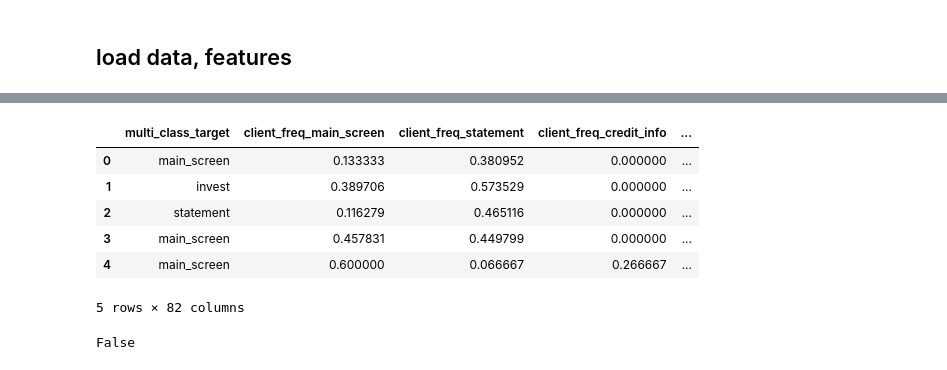
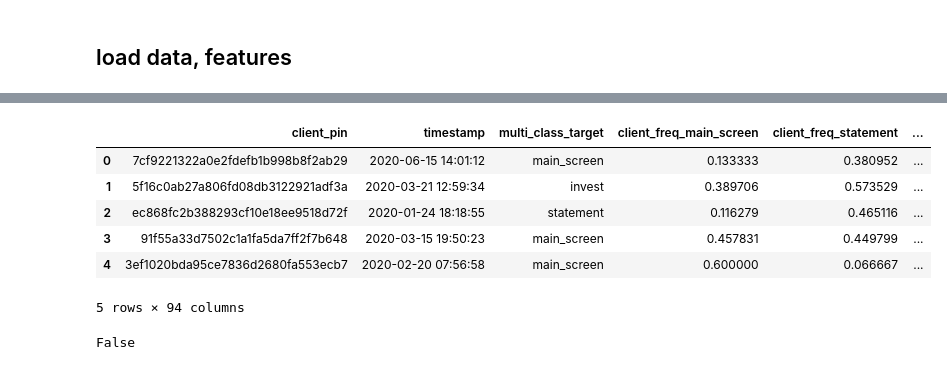
Before and after one commit to v010ch/AlfaBattle20_task1, a Jupyter notebook: step4_modeling_scoring.ipynb, the cells around one changed output, grey strips where cells are left out. Drawn from its saved outputs; the diff is of its cells as text; code cells hidden in the pictures.

Commit message:
no lb. new branch for using after deadline.
- added times spend after tagret used last time
- added check if for user predict target which he never use
- in that case target changed on last target

```diff
--- a/step4_modeling_scoring.ipynb
+++ b/step4_modeling_scoring.ipynb
@@ -48,9 +48,9 @@ len(using_features)
 # %%
 load_col = list(using_features)
-load_col.extend(['multi_class_target'])
+load_col.extend(['client_pin', 'timestamp', 'multi_class_target'])
 # %%
 %%time
-#data_train = pd.read_csv(os.path.join(DATA_OWN, 'data_train.csv'), parse_dates=['timestamp'], usecols=using_features, dtype=load_dtypes)
-data_train = pd.read_csv(os.path.join(DATA_OWN, 'data_train.csv'), usecols=load_col, dtype=load_dtypes)
+data_train = pd.read_csv(os.path.join(DATA_OWN, 'data_train.csv'), parse_dates=['timestamp'], usecols=load_col, dtype=load_dtypes)
+#data_train = pd.read_csv(os.path.join(DATA_OWN, 'data_train.csv'), usecols=load_col, dtype=load_dtypes)
 data_train.head()
 # %% [output]
@@ -58,10 +58,10 @@ Wall time: 55.4 s
-|  | multi_class_target | client_freq_main_screen | client_freq_statement | client_freq_credit_info | ... |
-| 0 | main_screen | 0.133333 | 0.380952 | 0.000000 | ... |
-| 1 | invest | 0.389706 | 0.573529 | 0.000000 | ... |
-| 2 | statement | 0.116279 | 0.465116 | 0.000000 | ... |
-| 3 | main_screen | 0.457831 | 0.449799 | 0.000000 | ... |
-| 4 | main_screen | 0.600000 | 0.066667 | 0.266667 | ... |
+|  | client_pin | timestamp | multi_class_target | client_freq_main_screen | client_freq_statement | ... |
+| 0 | 7cf9221322a0e2fdefb1b998b8f2ab29 | 2020-06-15 14:01:12 | main_screen | 0.133333 | 0.380952 | ... |
+| 1 | 5f16c0ab27a806fd08db3122921adf3a | 2020-03-21 12:59:34 | invest | 0.389706 | 0.573529 | ... |
+| 2 | ec868fc2b388293cf10e18ee9518d72f | 2020-01-24 18:18:55 | statement | 0.116279 | 0.465116 | ... |
+| 3 | 91f55a33d7502c1a1fa5da7ff2f7b648 | 2020-03-15 19:50:23 | main_screen | 0.457831 | 0.449799 | ... |
+| 4 | 3ef1020bda95ce7836d2680fa553ecb7 | 2020-02-20 07:56:58 | main_screen | 0.600000 | 0.066667 | ... |
-5 rows × 82 columns
+5 rows × 94 columns
 # %%
 (data_train.isnull().values.any())
 # %% [output]
```
Also changed, not shown: parts of 16 cells of this notebook, 17 other files.
